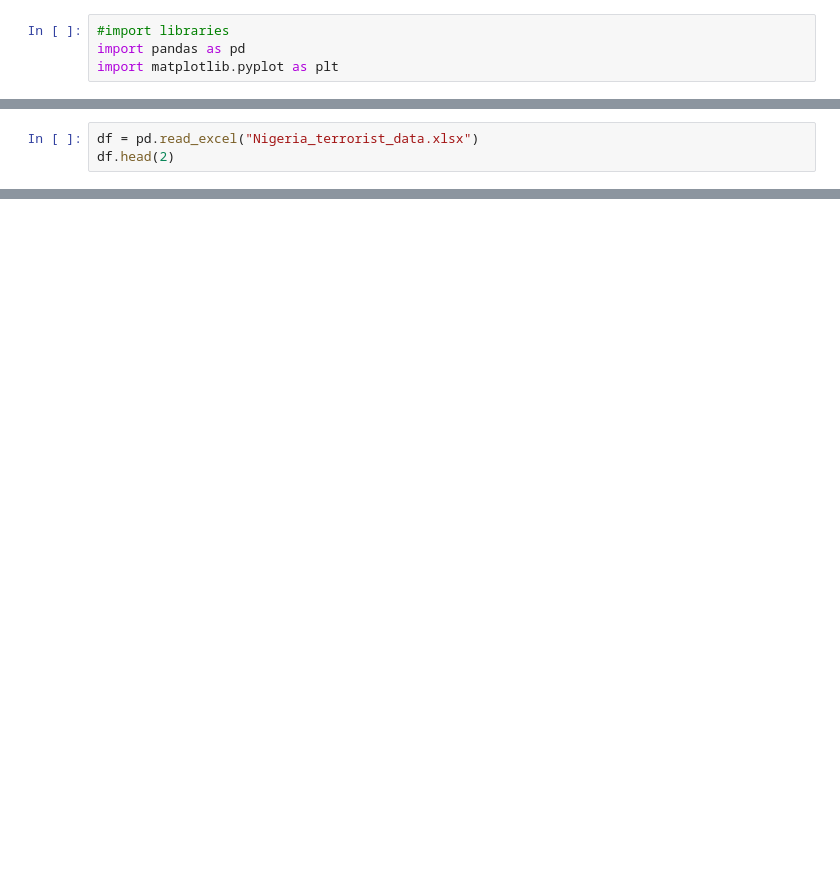
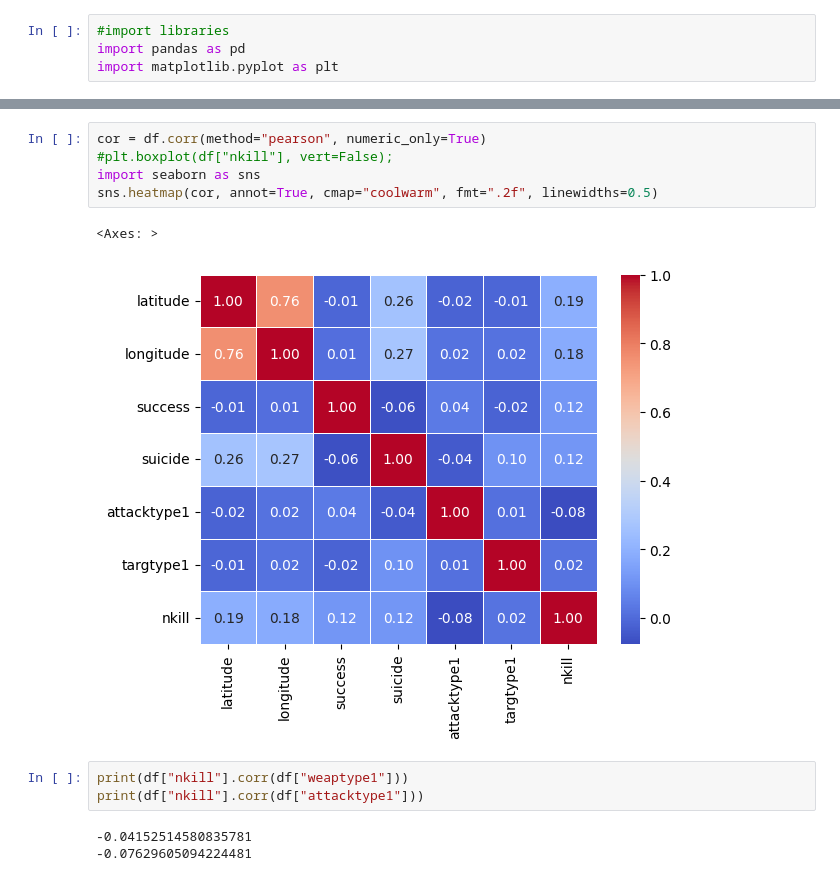
Before and after one commit to pabrokim/Terrorism-in-Nigeria, a Jupyter notebook: terror_data.ipynb, the cells around one changed output, grey strips where cells are left out. Saved outputs shown, nothing was run; the diff lists cells and outputs as text; blank space fills up the shorter version.

```diff
--- a/terror_data.ipynb
+++ b/terror_data.ipynb
@@ -62,3 +55,0 @@ for column in df.columns:
-# %%
-df = pd.read_excel("Nigeria_terrorist_data.xlsx")
-df.head(2)
@@ -69,0 +56,14 @@ df.head(2)
+# %%
+cor = df.corr(method="pearson", numeric_only=True)
+#plt.boxplot(df["nkill"], vert=False);
+import seaborn as sns
+sns.heatmap(cor, annot=True, cmap="coolwarm", fmt=".2f", linewidths=0.5)
+# %% [output]
+<Axes: >
+[figure, added]
+# %%
+print(df["nkill"].corr(df["weaptype1"]))
+print(df["nkill"].corr(df["attacktype1"]))
+# %% [output]
+-0.04152514580835781
+-0.07629605094224481
```
Also changed, not shown: parts of 6 cells of this notebook.
